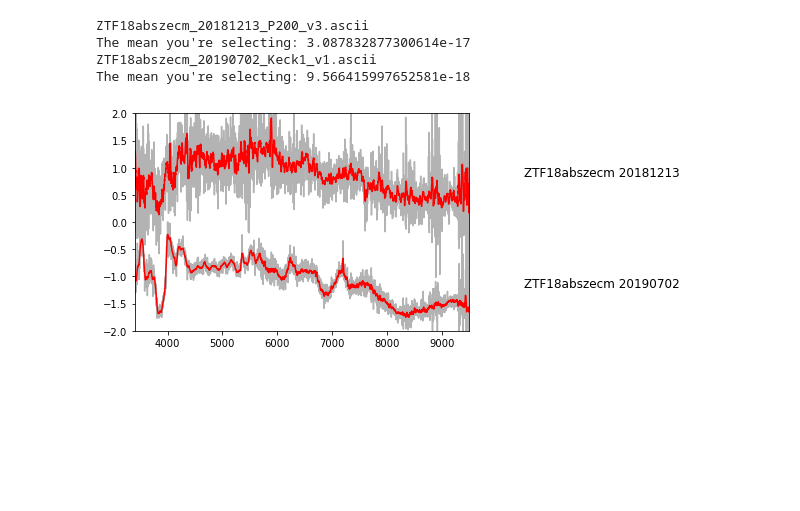
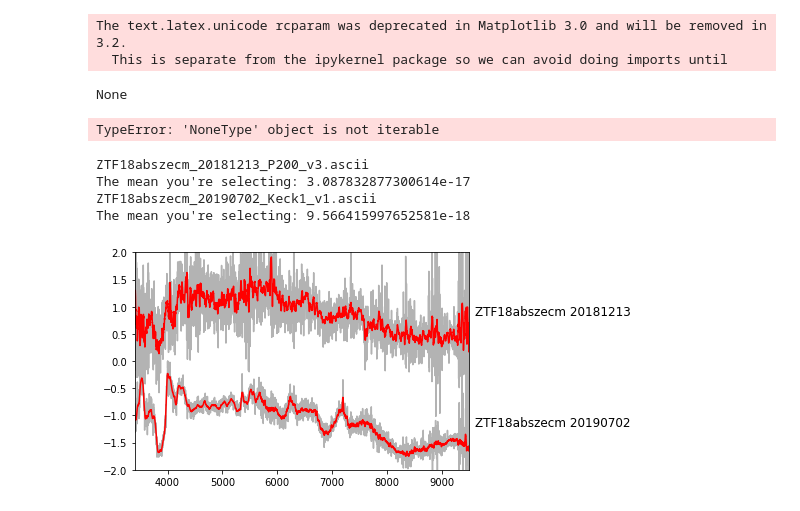
Before and after one commit to Aishwarya113/Superluminous, a Jupyter notebook: Untitled.ipynb, the cells around one changed output. Cells and saved outputs as stored; diff of their text form; code cells hidden in the pictures; blank space fills up the shorter version.

```diff
--- a/Untitled.ipynb
+++ b/Untitled.ipynb
@@ -25,6 +25,13 @@ import glob
 from datetime import *
 import scipy.signal
 np.random.seed(1)
+# %%
+from os import listdir
+matplotlib.rcParams['text.usetex'] = True
+matplotlib.rcParams['text.latex.unicode'] = True
+# %% [output]
+The text.latex.unicode rcparam was deprecated in Matplotlib 3.0 and will be removed in 3.2.
+  This is separate from the ipykernel package so we can avoid doing imports until
 # %%
 targets = ["ZTF18abszecm_20181213_P200_v3.ascii", "ZTF18abszecm_20190702_Keck1_v1.ascii"]
 
@@ -36,3 +135,33 @@ More_targets= ["ZTF18acenqto","ZTF18acxgqxq","ZTF19aarphwc","ZTF19aawsqsc","ZTF1
+# %%
+user = "AishwaryaD"
+passw = "bBrA@7592"
+
+# Where will the data be stored from this python run? format: month/day/year (i.e 07022019)
+date_directory= "trial"#input("Create a new date-directory (i.e 07202019): ")
+mkdir_date_dir = os.system("mkdir data/%s"%date_directory) # make a new directory where we will store the datapath
+
+
+program_index = "10"#input("Select program [1,2]: ")
+
+# Single source posting and SNID program
+#if float(program_index)==1:
+    #print ("-------------")
+    #print ("You have selected single source SNID & Commenting!")
+
+for target in targets:
+
+    spectra = fetch_ZTF_spectrum(target, user, passw, program_idx=10)
+    print (spectra)
+
+    for spec in spectra:
+        spec_download = download_spectra(spec, target, date_directory) # download all spectra to data path
+        print (spec_download)
+        SNID_spectra(spec_download, ZTF_target, date_directory, user, passw) # Run SNID
+
+    out_files_path = glob.glob("data/%s/%s/spectra/*.ascii"%(date_directory, ZTF_target))
+# %% [output]
+None
+TypeError: 'NoneType' object is not iterable
 # %%
 directory = glob.glob("*.ascii")
 
@@ -77,28 +206,29 @@ The mean you're selecting: 9.566415997652581e-18
 # %%
 fig,ax = plt.subplots(nrows=1,ncols=1)
 ax.set_xlim(3400,9200)
 ax.set_ylim(-2, 2)
 #plt.yscale('log')
+
 l = 0
 count = 0
+
 for k in zip(plotx,ploty):
     yhat = scipy.signal.savgol_filter(k[1], 31, 3)
 
-    # First let's select a wavelength range
+    # Plotting the spectrum name and date for every spectrum
 
     y_temp = k[1] + l
     text_pos_y = np.median(y_temp)
-    ax.text(10500, text_pos_y, text[count], size=12)
+    #text_pos_y = y_temp[plotx[9500]]
+    ax.text(9600, text_pos_y, text[count], size=12)
 
     count = count+1
     ax.plot(k[0],k[1]+l,  color = '0.7')
 
     ax.plot(k[0], yhat+l, color='red')
     ax.set_xlim(3400, 9500)
     l += -2
 
-    #plt.title(m)
-#plt.legend(loc='center')
 plt.show()
 # %% [output]
-[figure, old version]
+[figure, new version]
```
Also changed, not shown: parts of 2 cells of this notebook.
